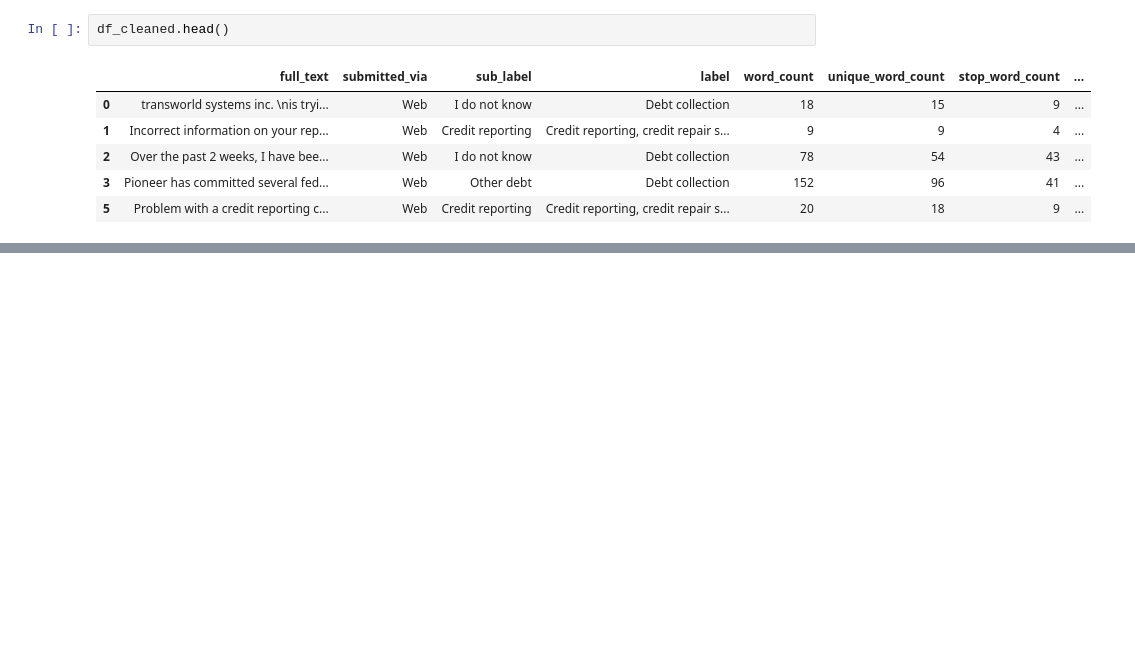
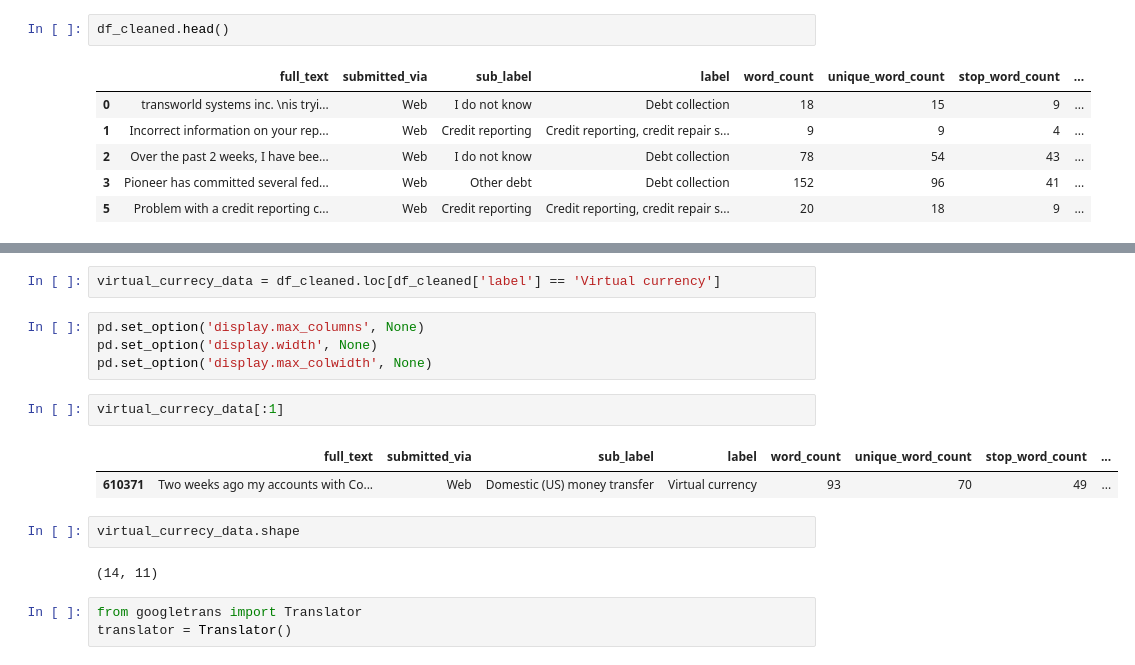
Before and after one commit to dineshh912/support_ticket_classification, a Jupyter notebook: 01-data_wrangling_eda.ipynb, the cells around one changed output, grey strips where cells are left out. Drawn from its saved outputs; the diff is of its cells as text; blank space fills up the shorter version.

```diff
--- a/01-data_wrangling_eda.ipynb
+++ b/01-data_wrangling_eda.ipynb
@@ -362,0 +390,18 @@ df_cleaned.to_csv('../../data/first_step_cleaned.csv')
+# %%
+virtual_currecy_data = df_cleaned.loc[df_cleaned['label'] == 'Virtual currency']
+# %%
+pd.set_option('display.max_columns', None)
+pd.set_option('display.width', None)
+pd.set_option('display.max_colwidth', None)
+# %%
+virtual_currecy_data[:1]
+# %% [output]
+|  | full_text | submitted_via | sub_label | label | word_count | unique_word_count | stop_word_count | ... |
+| 610371 | Two weeks ago my accounts with Co... | Web | Domestic (US) money transfer | Virtual currency | 93 | 70 | 49 | ... |
+# %%
+virtual_currecy_data.shape
+# %% [output]
+(14, 11)
+# %%
+from googletrans import Translator
+translator = Translator()
```
Also changed, not shown: parts of 30 cells of this notebook.
